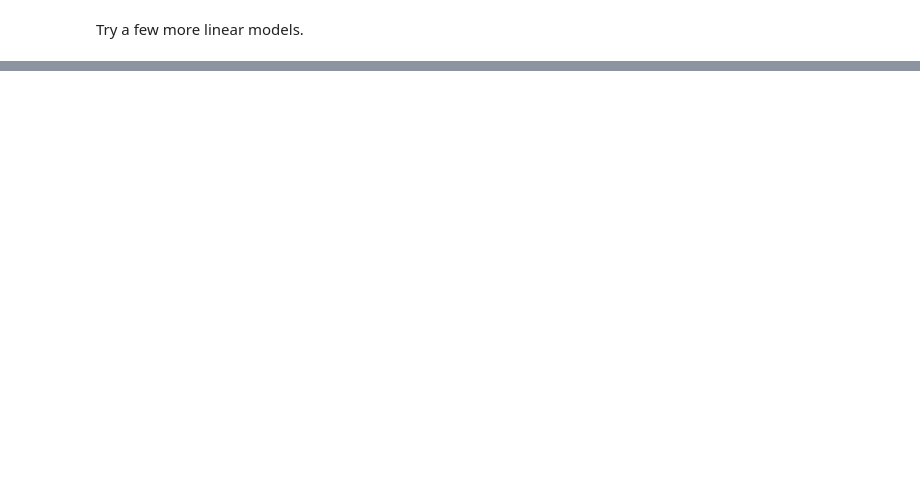
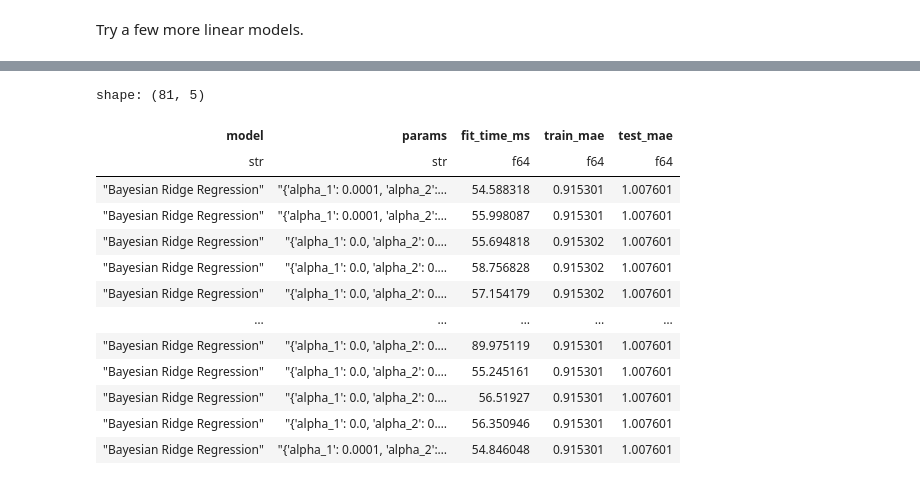
Before and after one commit to minimaxir/imdb-embeddings, a Jupyter notebook: sklearn_grid_search_test.ipynb, the cells around one changed output, grey strips where cells are left out. Drawn from its saved outputs; the diff is of its cells as text; code cells hidden in the pictures; blank space fills up the shorter version.

```diff
--- a/sklearn_grid_search_test.ipynb
+++ b/sklearn_grid_search_test.ipynb
@@ -245 +251,27 @@ shape: (15, 5)
+# %%
+from sklearn.linear_model import BayesianRidge
+
+param_grid = {
+    "alpha_1": np.array([1e-6, 1e-5, 1e-4]),
+    "alpha_2": np.array([1e-6, 1e-5, 1e-4]),
+    "lambda_1": np.array([1e-6, 1e-5, 1e-4]),
+    "lambda_2": np.array([1e-6, 1e-5, 1e-4]),
+}
+
+grid_search(BayesianRidge, param_grid)
+# %% [output]
+shape: (81, 5)
+| model | params | fit_time_ms | train_mae | test_mae |
+| str | str | f64 | f64 | f64 |
+| "Bayesian Ridge Regression" | "{'alpha_1': 0.0001, 'alpha_2':… | 54.588318 | 0.915301 | 1.007601 |
+| "Bayesian Ridge Regression" | "{'alpha_1': 0.0001, 'alpha_2':… | 55.998087 | 0.915301 | 1.007601 |
+| "Bayesian Ridge Regression" | "{'alpha_1': 0.0, 'alpha_2': 0.… | 55.694818 | 0.915302 | 1.007601 |
+| "Bayesian Ridge Regression" | "{'alpha_1': 0.0, 'alpha_2': 0.… | 58.756828 | 0.915302 | 1.007601 |
+| "Bayesian Ridge Regression" | "{'alpha_1': 0.0, 'alpha_2': 0.… | 57.154179 | 0.915302 | 1.007601 |
+| … | … | … | … | … |
+| "Bayesian Ridge Regression" | "{'alpha_1': 0.0, 'alpha_2': 0.… | 89.975119 | 0.915301 | 1.007601 |
+| "Bayesian Ridge Regression" | "{'alpha_1': 0.0, 'alpha_2': 0.… | 55.245161 | 0.915301 | 1.007601 |
+| "Bayesian Ridge Regression" | "{'alpha_1': 0.0, 'alpha_2': 0.… | 56.51927 | 0.915301 | 1.007601 |
+| "Bayesian Ridge Regression" | "{'alpha_1': 0.0, 'alpha_2': 0.… | 56.350946 | 0.915301 | 1.007601 |
+| "Bayesian Ridge Regression" | "{'alpha_1': 0.0001, 'alpha_2':… | 54.846048 | 0.915301 | 1.007601 |
 # %%
```
Also changed, not shown: parts of 20 cells of this notebook.
